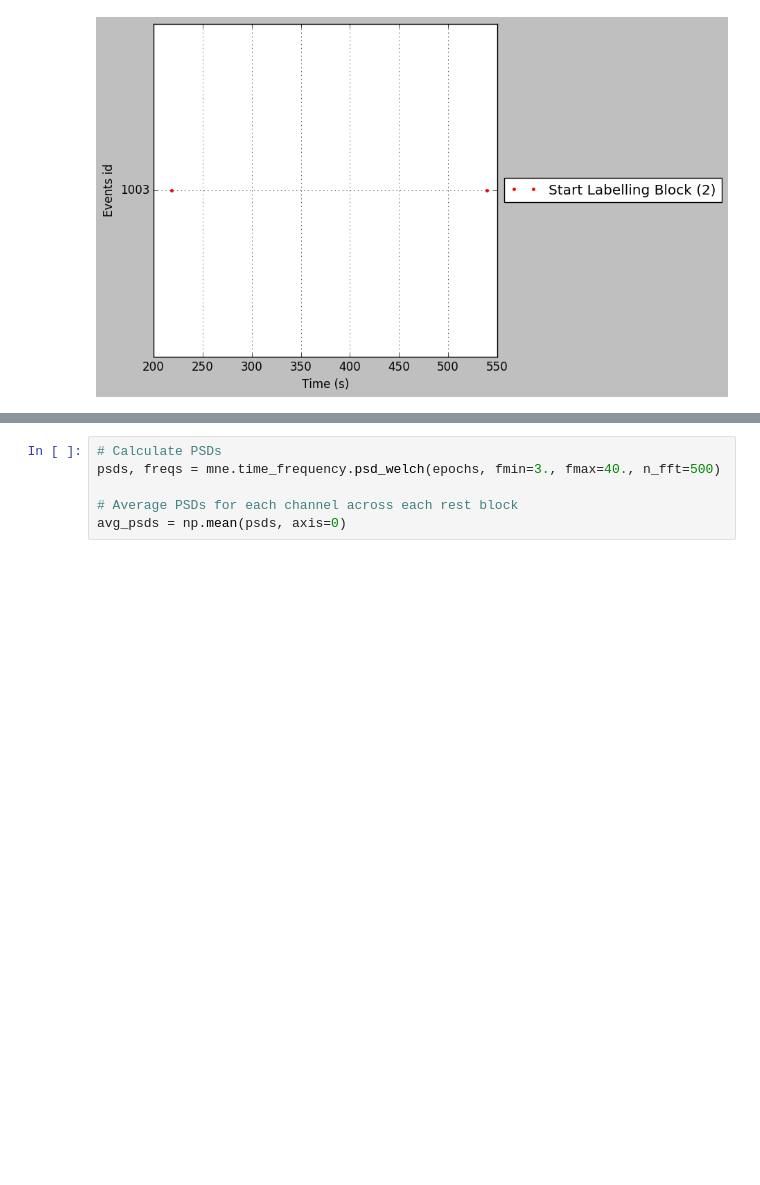
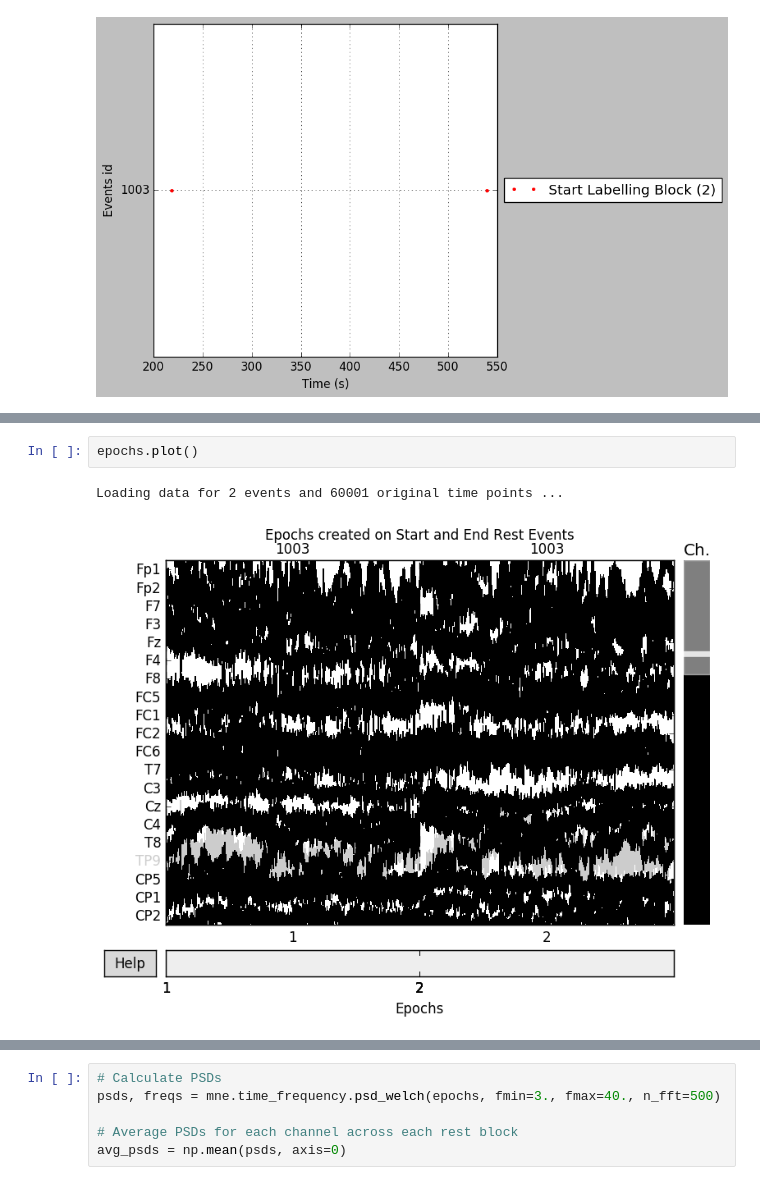
Before and after one commit to voytekresearch/EEGMapping, a Jupyter notebook: MNE-LocalData.ipynb, the cells around one changed output, grey strips where cells are left out. Saved outputs shown, nothing was run; the diff lists cells and outputs as text; blank space fills up the shorter version.

```diff
--- a/MNE-LocalData.ipynb
+++ b/MNE-LocalData.ipynb
@@ -202,3 +203,8 @@ epochs.drop_bad()
+# %%
+epochs.plot()
+# %% [output]
+Loading data for 2 events and 60001 original time points ...
+[figure, added]
 # %%
 epochs.plot_psd(fmin = 0.5, fmax = 40)
 # %% [output]
```
Also changed, not shown: parts of 39 cells of this notebook.
